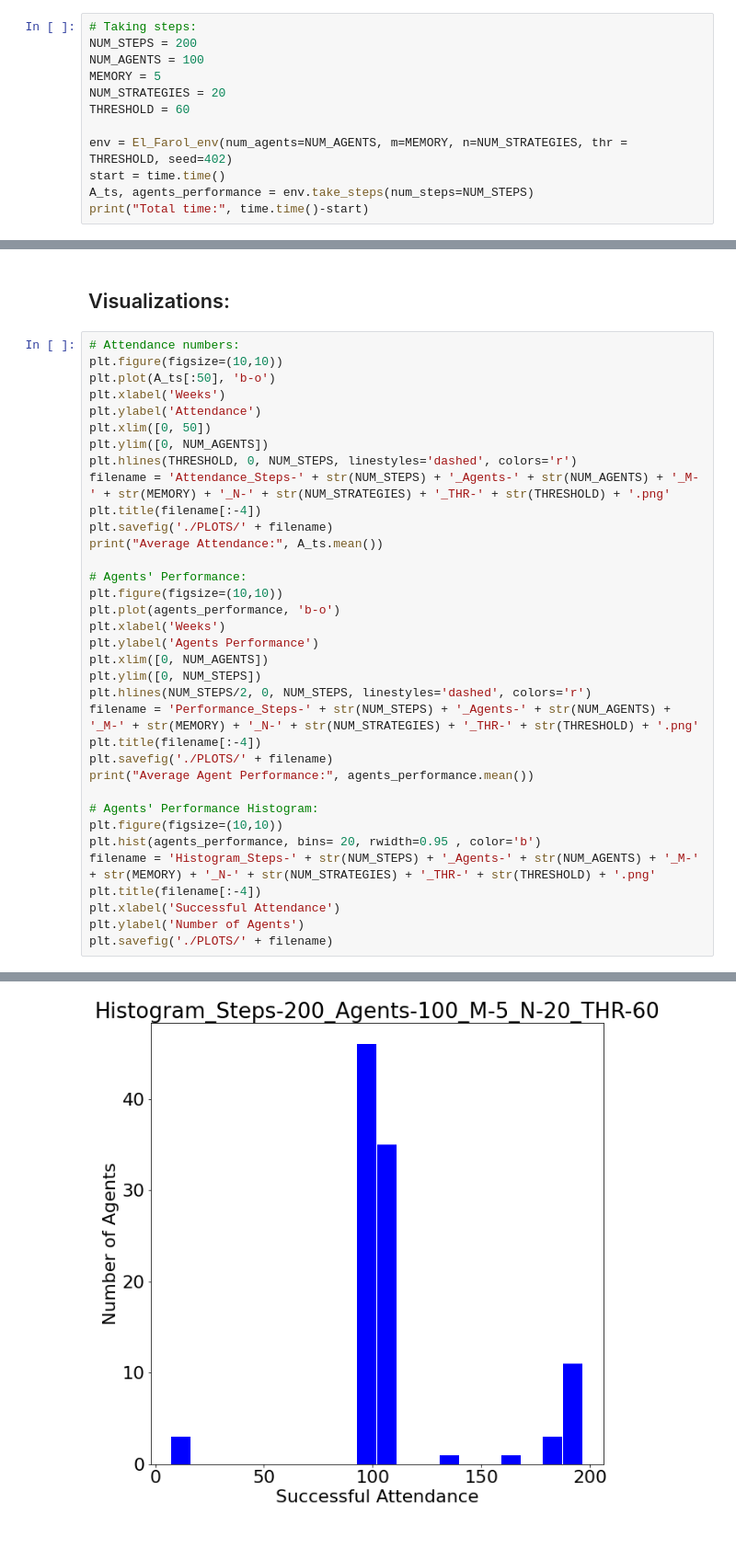
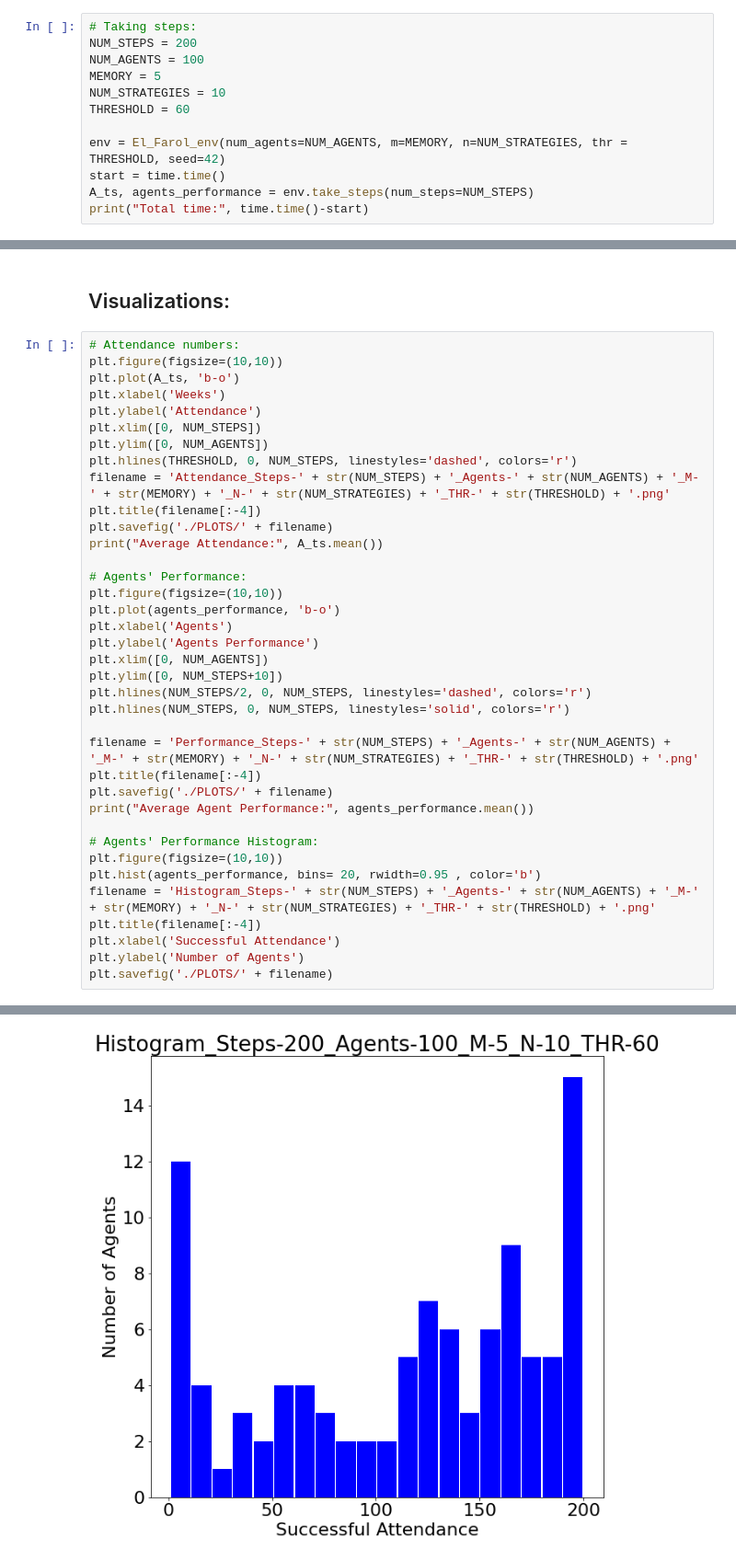
Before and after one commit to Payam-Mousavi/El-Farol, a Jupyter notebook: El-Farol Explore-Efficient.ipynb, the cells around one changed output, grey strips where cells are left out. Shown at 92% size. Saved outputs shown, nothing was run; the diff lists cells and outputs as text.

```diff
--- a/El-Farol Explore-Efficient.ipynb
+++ b/El-Farol Explore-Efficient.ipynb
@@ -144,10 +144,10 @@ class El_Farol_env:
 NUM_STEPS = 200
 NUM_AGENTS = 100
 MEMORY = 5
-NUM_STRATEGIES = 20
+NUM_STRATEGIES = 10
 THRESHOLD = 60
 
-env = El_Farol_env(num_agents=NUM_AGENTS, m=MEMORY, n=NUM_STRATEGIES, thr = THRESHOLD, seed=402)
+env = El_Farol_env(num_agents=NUM_AGENTS, m=MEMORY, n=NUM_STRATEGIES, thr = THRESHOLD, seed=42)
 start = time.time()
 A_ts, agents_performance = env.take_steps(num_steps=NUM_STEPS)
 print("Total time:", time.time()-start)
@@ -158,10 +158,10 @@ Total time: 43.5240044593811
 # %%
 # Attendance numbers:
 plt.figure(figsize=(10,10))
-plt.plot(A_ts[:50], 'b-o')
+plt.plot(A_ts, 'b-o')
 plt.xlabel('Weeks')
 plt.ylabel('Attendance')
-plt.xlim([0, 50])
+plt.xlim([0, NUM_STEPS])
 plt.ylim([0, NUM_AGENTS])
 plt.hlines(THRESHOLD, 0, NUM_STEPS, linestyles='dashed', colors='r')
 filename = 'Attendance_Steps-' + str(NUM_STEPS) + '_Agents-' + str(NUM_AGENTS) + '_M-' + str(MEMORY) + '_N-' + str(NUM_STRATEGIES) + '_THR-' + str(THRESHOLD) + '.png'
@@ -172,11 +172,13 @@ print("Average Attendance:", A_ts.mean())
 # Agents' Performance:
 plt.figure(figsize=(10,10))
 plt.plot(agents_performance, 'b-o')
-plt.xlabel('Weeks')
+plt.xlabel('Agents')
 plt.ylabel('Agents Performance')
 plt.xlim([0, NUM_AGENTS])
-plt.ylim([0, NUM_STEPS])
+plt.ylim([0, NUM_STEPS+10])
 plt.hlines(NUM_STEPS/2, 0, NUM_STEPS, linestyles='dashed', colors='r')
+plt.hlines(NUM_STEPS, 0, NUM_STEPS, linestyles='solid', colors='r')
+
 filename = 'Performance_Steps-' + str(NUM_STEPS) + '_Agents-' + str(NUM_AGENTS) + '_M-' + str(MEMORY) + '_N-' + str(NUM_STRATEGIES) + '_THR-' + str(THRESHOLD) + '.png'
 plt.title(filename[:-4])
 plt.savefig('./PLOTS/' + filename)
@@ -198 +200 @@ Average Agent Performance: 112.19
-[figure, old version]
+[figure, new version]
```
Also changed, not shown: parts of 2 cells of this notebook, 3 other files.
